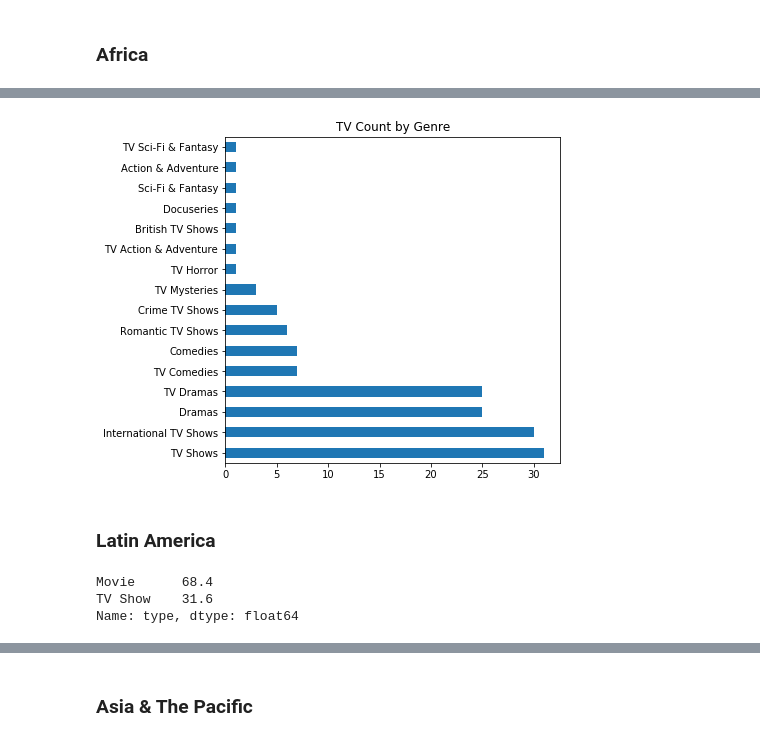
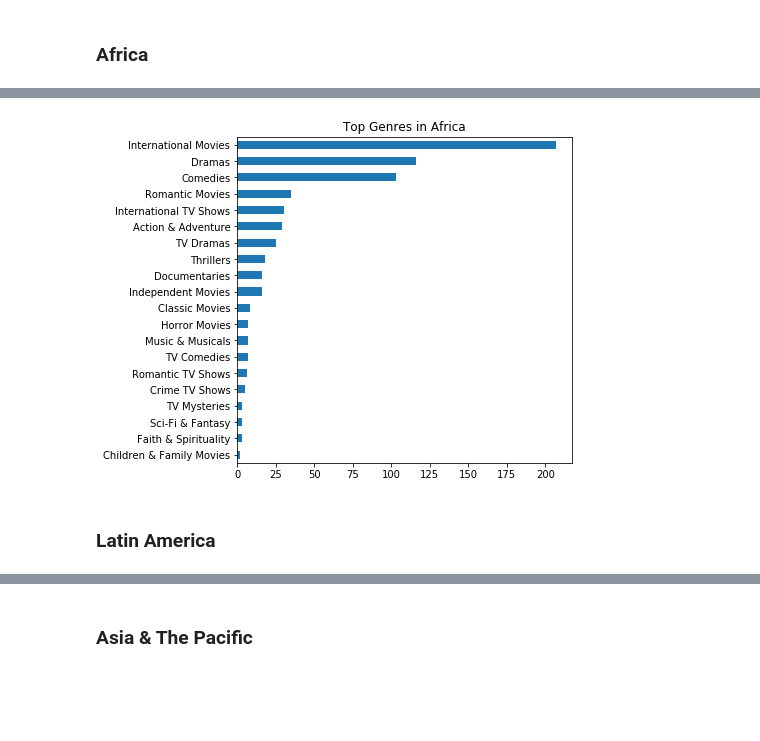
Before and after one commit to albert-ntiri/netflix, a Jupyter notebook: Netflix_Region_Comparison.ipynb, the cells around one changed output, grey strips where cells are left out. Saved outputs shown, nothing was run; the diff lists cells and outputs as text; code cells hidden in the pictures; blank space fills up the shorter version.

```diff
--- a/Netflix_Region_Comparison.ipynb
+++ b/Netflix_Region_Comparison.ipynb
@@ -10,7 +10,7 @@ import matplotlib.pyplot as plt
 %matplotlib inline
 # %%
 # Read CSV file into a pandas dataframe.
-netflix_data = pd.read_csv('netflix_titles.csv', index_col='show_id')
+netflix_data = pd.read_csv('data/netflix_titles.csv', index_col='show_id')
 # %% [markdown]
 ## Define Classes
 # %%
@@ -249,6 +261,17 @@ genres_list = netflix.generate_list('listed_in_list')
 - Europe
 - North America
 # %%
+# Set up lists that define each region with the countries it will be composed of.
+
+regions = [
+    'Africa',
+    'Latin America',
+    'Asia & The Pacific',
+    'Middle East',
+    'Europe',
+    'North America'
+]
+
 african_countries = [
     'Egypt',
     'Nigeria',
@@ -405,0 +428,8 @@ africa.movie_data.head(3)
+# %%
+# Instantiate Region object for Africa, generate profile, show example movies and TV shows, and graph top genres.
+
+africa = Region(netflix.data, african_countries, regions[0])
+africa.create_regional_df()
+africa.split_df()
+africa.generate_profile(agg_list=four_plus_seasons, agg_key=mult_seasons)
+africa.movie_data.head(3)
@@ -428,14 +450,6 @@ africa.graph_avg_duration_by_genre()
-# %%
-africa.graph_season_dist_by_genre()
-# %% [output]
-[figure, removed]
+# %%
+africa.graph_freq_dist_by_genre(africa.regional_data, 'african_content', 20)
+# %% [output]
+[figure, added]
 # %% [markdown]
 ### Latin America
-# %%
-latin_america = Region(netflix.data, latin_american_countries)
-latin_america.create_regional_df()
-latin_america.gen_freq_table(latin_america.regional_data, 'type')
-# %% [output]
-Movie      68.4
-TV Show    31.6
-Name: type, dtype: float64
```
Also changed, not shown: parts of 69 cells of this notebook, 2 other files.
